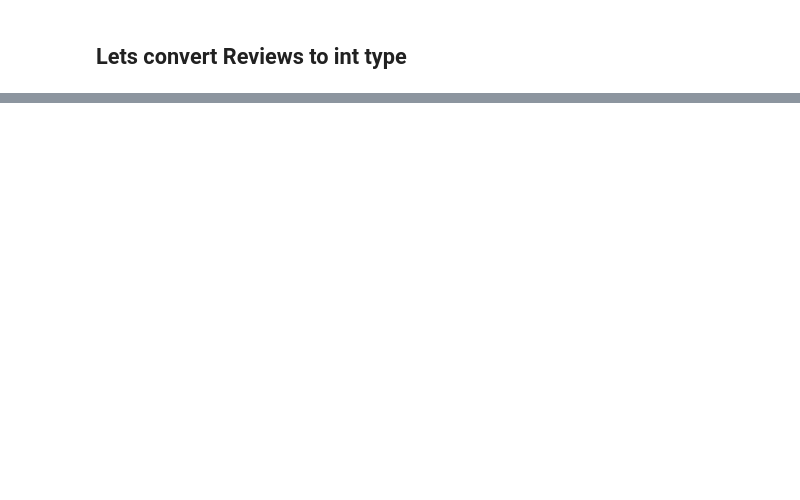
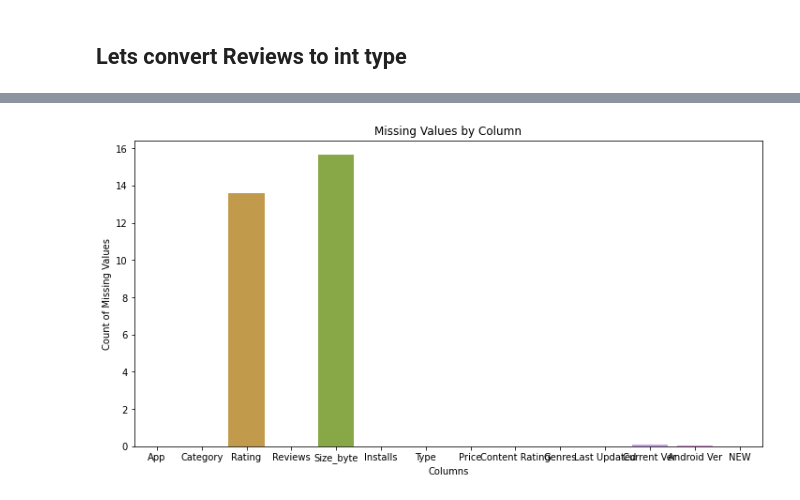
Before and after one commit to asfandyarsaeed1/Python-For-DataScience, a Jupyter notebook: Use_Cases_EDA/Use_Case1.ipynb, the cells around one changed output, grey strips where cells are left out. Drawn from its saved outputs; the diff is of its cells as text; code cells hidden in the pictures; blank space fills up the shorter version.

```diff
--- a/Use_Cases_EDA/Use_Case1.ipynb
+++ b/Use_Cases_EDA/Use_Case1.ipynb
@@ -216,0 +242,3 @@ df.describe()
+# %%
+df.rename(columns={'Size':'Size_byte'},inplace=True)
+df.head()
@@ -216,0 +266,3 @@ df.describe()
+# %%
+df['Installs']=df['Installs'].str.replace('+','').str.replace(',','')
+df['Installs']=df['Installs'].str.replace('Free','0').astype('int')
@@ -227,0 +285,2 @@ df['Size'].apply(lambda x:)
+# %%
+df['Price']=df['Price'].apply(lambda x: x.replace('$',"") if '$' in str(x) else x)
@@ -227,0 +347,10 @@ df['Size'].apply(lambda x:)
+# %%
+import seaborn as sns
+plt.figure(figsize=(12, 6))
+sns.barplot(x=df.columns,y=df.isnull().sum()/len(df)*100)
+plt.xlabel("Columns")
+plt.ylabel("Count of Missing Values")
+plt.title("Missing Values by Column")
+plt.show()
+# %% [output]
+[figure, added]
```
Also changed, not shown: parts of 37 cells of this notebook.
